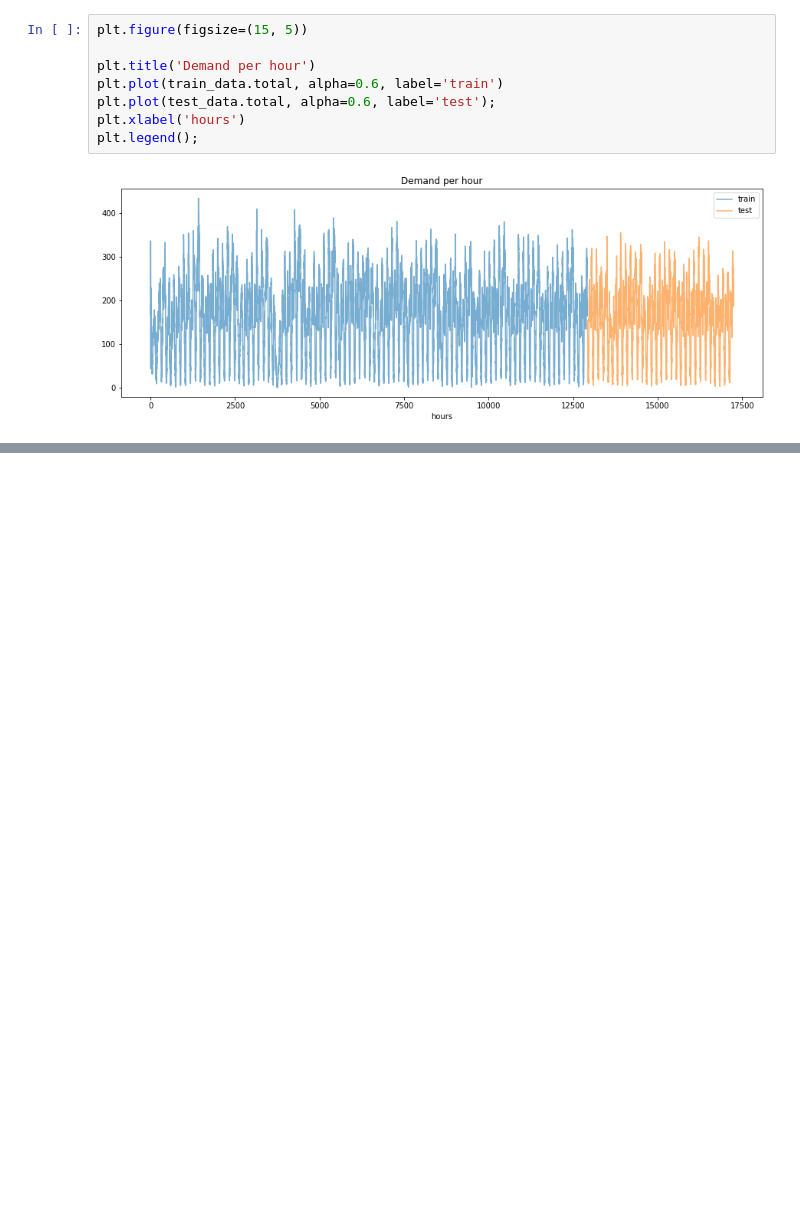
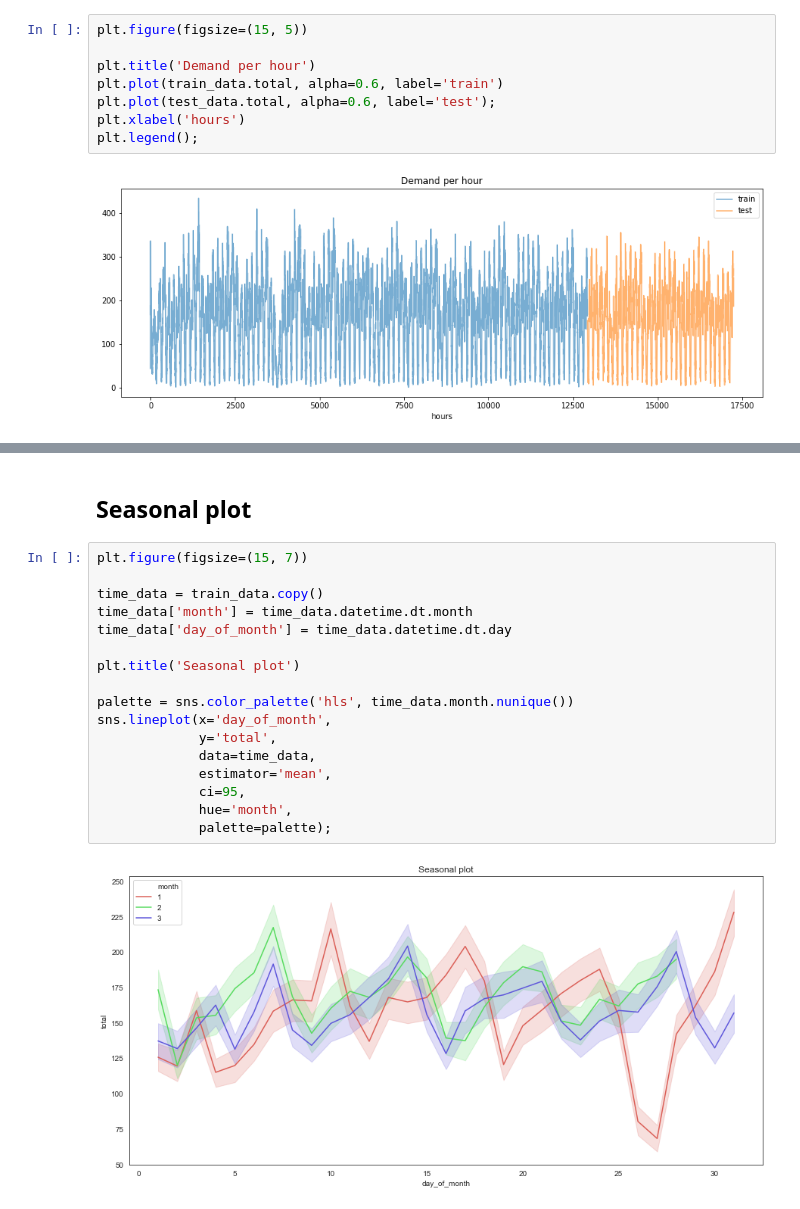
Before and after one commit to sash-ko/ai-transportation, a Jupyter notebook: cnn_demand_model/Baselines.ipynb, the cells around one changed output, grey strips where cells are left out. Cells and saved outputs as stored; diff of their text form; blank space fills up the shorter version.

```diff
--- a/cnn_demand_model/Baselines.ipynb
+++ b/cnn_demand_model/Baselines.ipynb
@@ -229,0 +239,21 @@ plt.acorr(train_data.total.astype(float), usevlines=False,
+# %% [markdown]
+## Seasonal plot
+# %%
+plt.figure(figsize=(15, 7))
+
+time_data = train_data.copy()
+time_data['month'] = time_data.datetime.dt.month
+time_data['day_of_month'] = time_data.datetime.dt.day
+
+plt.title('Seasonal plot')
+
+palette = sns.color_palette('hls', time_data.month.nunique())
+sns.lineplot(x='day_of_month',
+             y='total',
+             data=time_data,
+             estimator='mean',
+             ci=95,
+             hue='month',
+             palette=palette);
+# %% [output]
+[figure, added]
```
Also changed, not shown: parts of 8 cells of this notebook.
